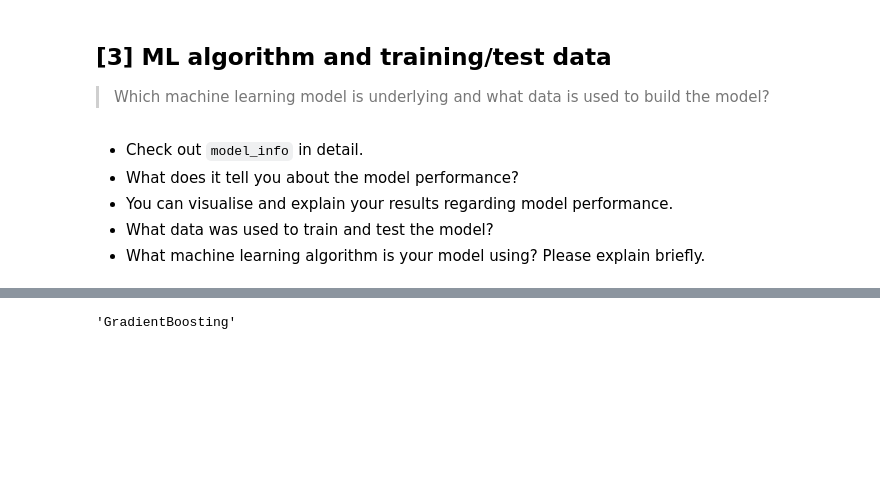
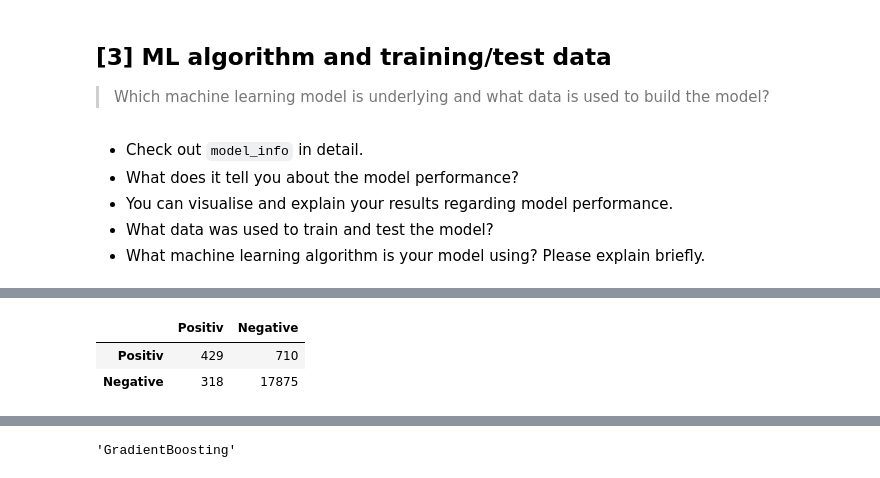
Before and after one commit to FUB-HCC/hcds-winter-2020, a Jupyter notebook: assignments/A4_Transparency/mane/A4_Transparency.ipynb, the cells around one changed output, grey strips where cells are left out. Drawn from its saved outputs; the diff is of its cells as text; code cells hidden in the pictures; blank space fills up the shorter version.

```diff
--- a/assignments/A4_Transparency/mane/A4_Transparency.ipynb
+++ b/assignments/A4_Transparency/mane/A4_Transparency.ipynb
@@ -101,0 +111,19 @@ response['enwiki']['models']['damaging']['statistics']
+# %%
+# interpreting API response and transform it to needed values
+true_positiv = confusion_matrix['true']['true']
+false_positiv = confusion_matrix['false']['true']
+true_negative = confusion_matrix['false']['false']
+false_negative = confusion_matrix['true']['false']
+
+# genreate data frame to visualize data
+pd.DataFrame(
+    data=[
+        {'Positiv': true_positiv, 'Negative': false_positiv},
+        {'Positiv': false_negative, 'Negative': true_negative}
+    ],
+    index=['Positiv', 'Negative']
+)
+# %% [output]
+|  | Positiv | Negative |
+| Positiv | 429 | 710 |
+| Negative | 318 | 17875 |
```
Also changed, not shown: parts of 40 cells of this notebook.
